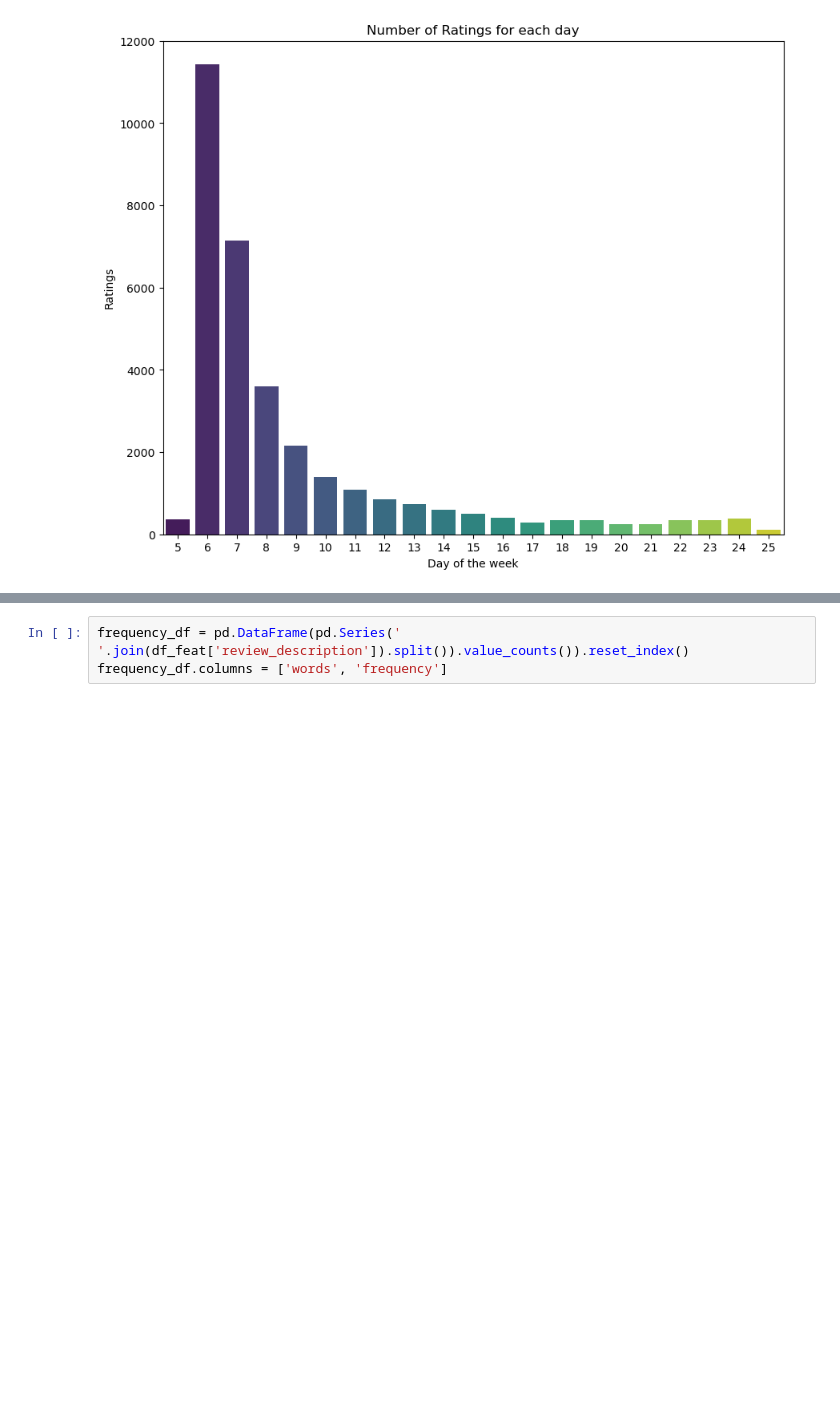
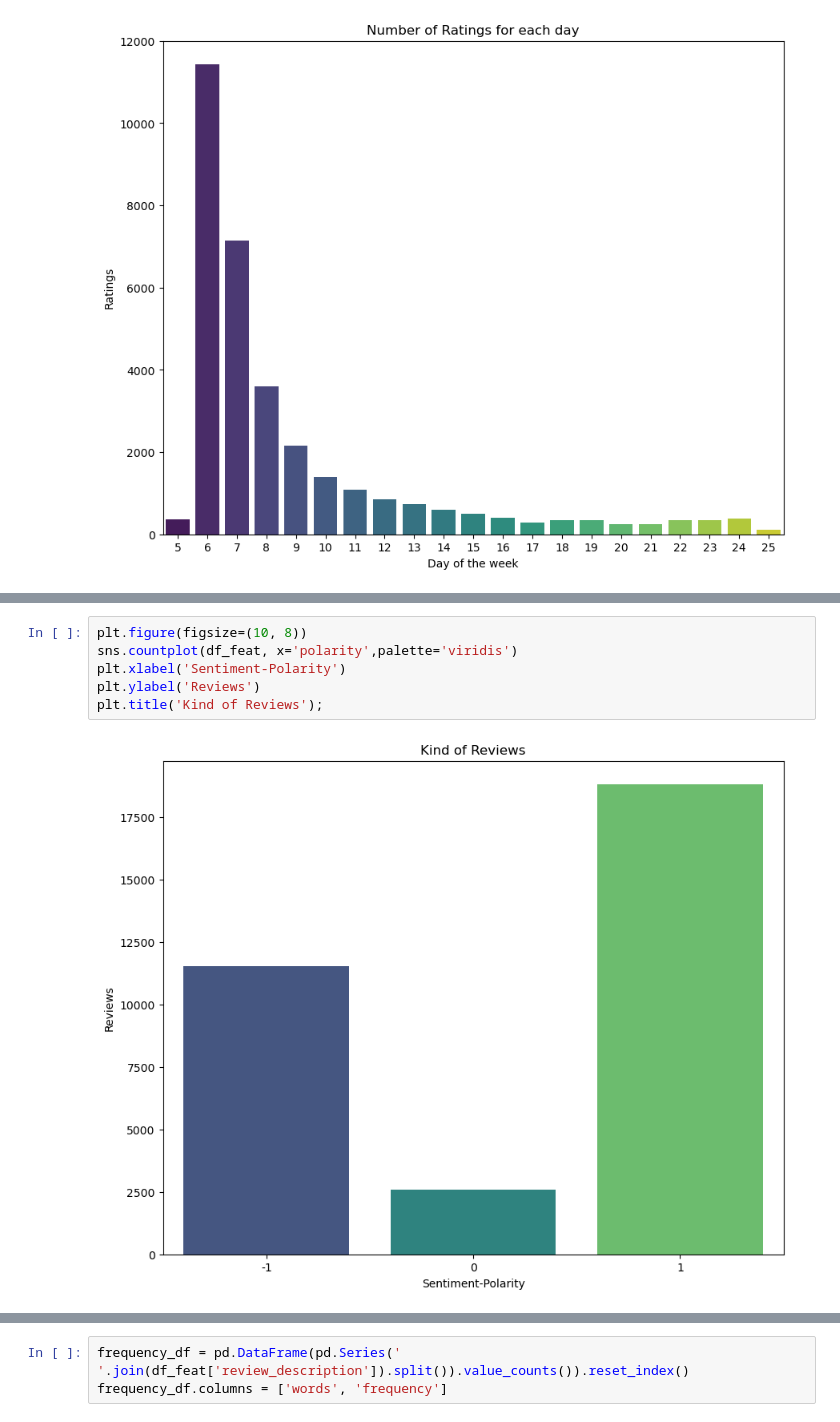
Before and after one commit to threatdead/Threads-Review-Classifier, a Jupyter notebook: Threads-Review/threads-reviews.ipynb, the cells around one changed output, grey strips where cells are left out. Cells and saved outputs as stored; diff of their text form; blank space fills up the shorter version.

```diff
--- a/Threads-Review/threads-reviews.ipynb
+++ b/Threads-Review/threads-reviews.ipynb
@@ -139,0 +177,8 @@ plt.title('Number of Ratings for each day');
+# %%
+plt.figure(figsize=(10, 8))
+sns.countplot(df_feat, x='polarity',palette='viridis')
+plt.xlabel('Sentiment-Polarity')
+plt.ylabel('Reviews')
+plt.title('Kind of Reviews');
+# %% [output]
+[figure, added]
```
Also changed, not shown: parts of 24 cells of this notebook, 1 other file.
